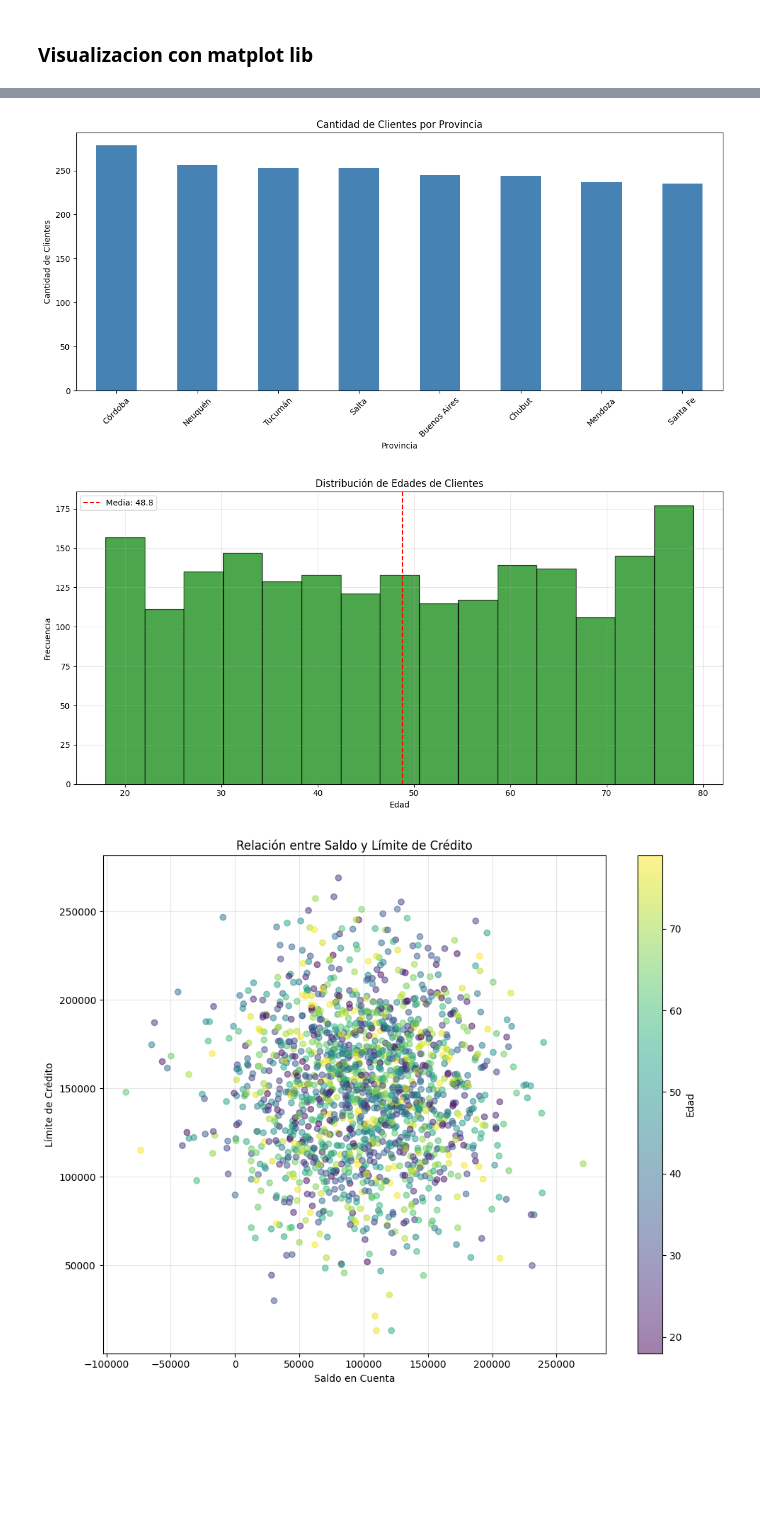
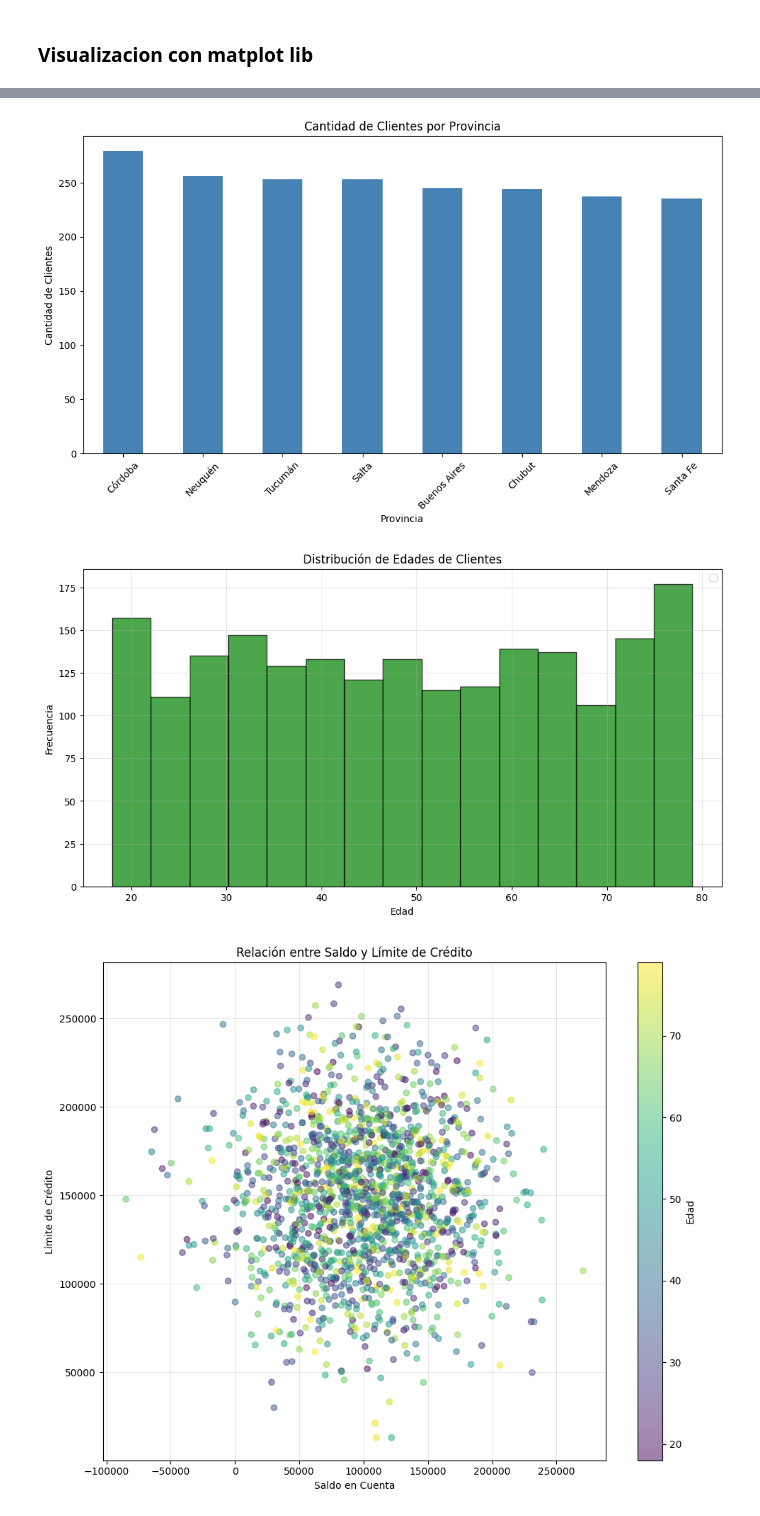
Before and after one commit to VenezianoMauro/curso-bapro, a Jupyter notebook: clase 7/Clase-7-Pandas-Matplotlib-BAPRO.ipynb, the cells around one changed output, grey strips where cells are left out. Cells and saved outputs as stored; diff of their text form; code cells hidden in the pictures; blank space fills up the shorter version.

```diff
--- a/clase 7/Clase-7-Pandas-Matplotlib-BAPRO.ipynb
+++ b/clase 7/Clase-7-Pandas-Matplotlib-BAPRO.ipynb
@@ -488,28 +502,25 @@ import matplotlib.pyplot as plt
 # %%
-# 1. GRÁFICO DE BARRAS - Cantidad de clientes por provincia
-plt.figure(figsize=(12, 6))
-provincias_count = clientes['Provincia'].value_counts()
-provincias_count.plot(kind='bar', color='steelblue')
+# GRÁFICO DE BARRAS - Cantidad de clientes por provincia
+plt.figure(figsize=(12, 6)) #12×6 pulgadas. Esto define el lienzo donde se dibujará el gráfico.
+provincias_count = clientes['Provincia'].value_counts() #Cuenta cuántos clientes hay en cada provincia y guarda el resultado en una Serie de pandas donde el índice son las provincias y los valores son las cantidades de clientes.
+provincias_count.plot(kind='bar', color='steelblue') #Crea un gráfico de barras verticales (barh horizontales)
 plt.title('Cantidad de Clientes por Provincia')
 plt.xlabel('Provincia')
 plt.ylabel('Cantidad de Clientes')
-plt.xticks(rotation=45)
-plt.tight_layout()
+plt.xticks(rotation=45) #Rota las etiquetas del eje x 45 grados para que sean más legibles
 plt.show()
 # %% [output]
-[figure, old version]
+[figure, new version]
 # %%
-# 2. HISTOGRAMA - Distribución de edades
+#  HISTOGRAMA - Distribución de edades
 plt.figure(figsize=(12, 6))
-plt.hist(clientes['Edad'], bins=15, alpha=0.7, color='green', edgecolor='black')
-plt.axvline(clientes['Edad'].mean(), color='red', linestyle='--', label=f'Media: {clientes["Edad"].mean():.1f}')
+plt.hist(clientes['Edad'], bins=15, alpha=0.7, color='green', edgecolor='black') #Divide el rango de edades en 15 intervalos o "bins", #alpha transparencia
 plt.title('Distribución de Edades de Clientes')
 plt.xlabel('Edad')
 plt.ylabel('Frecuencia')
 plt.legend()
 plt.grid(True, alpha=0.3)
-plt.tight_layout()
 plt.show()
 # %% [output]
-[figure, old version]
+[figure, new version]
 # %%
```
Also changed, not shown: parts of 22 cells of this notebook, 1 other file.
